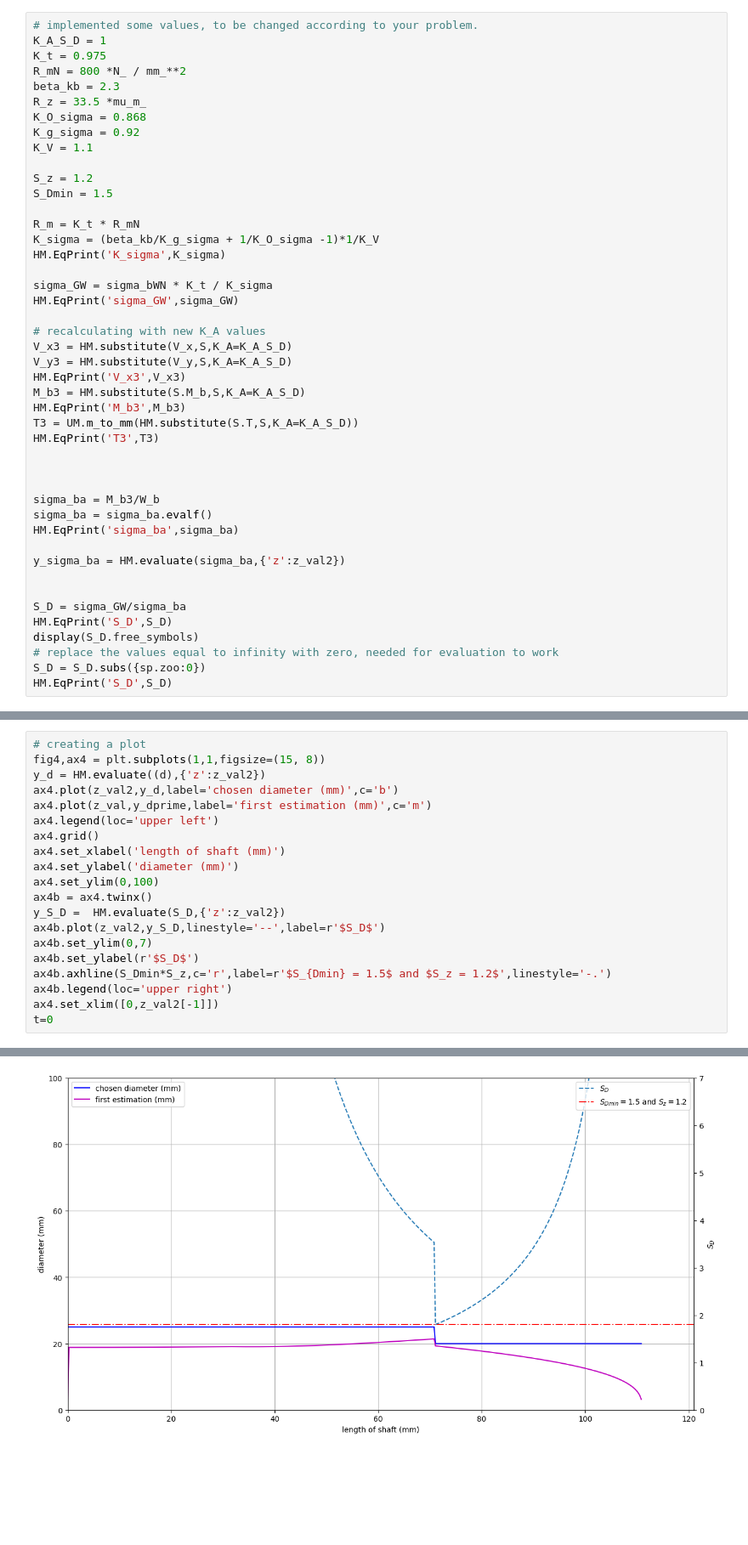
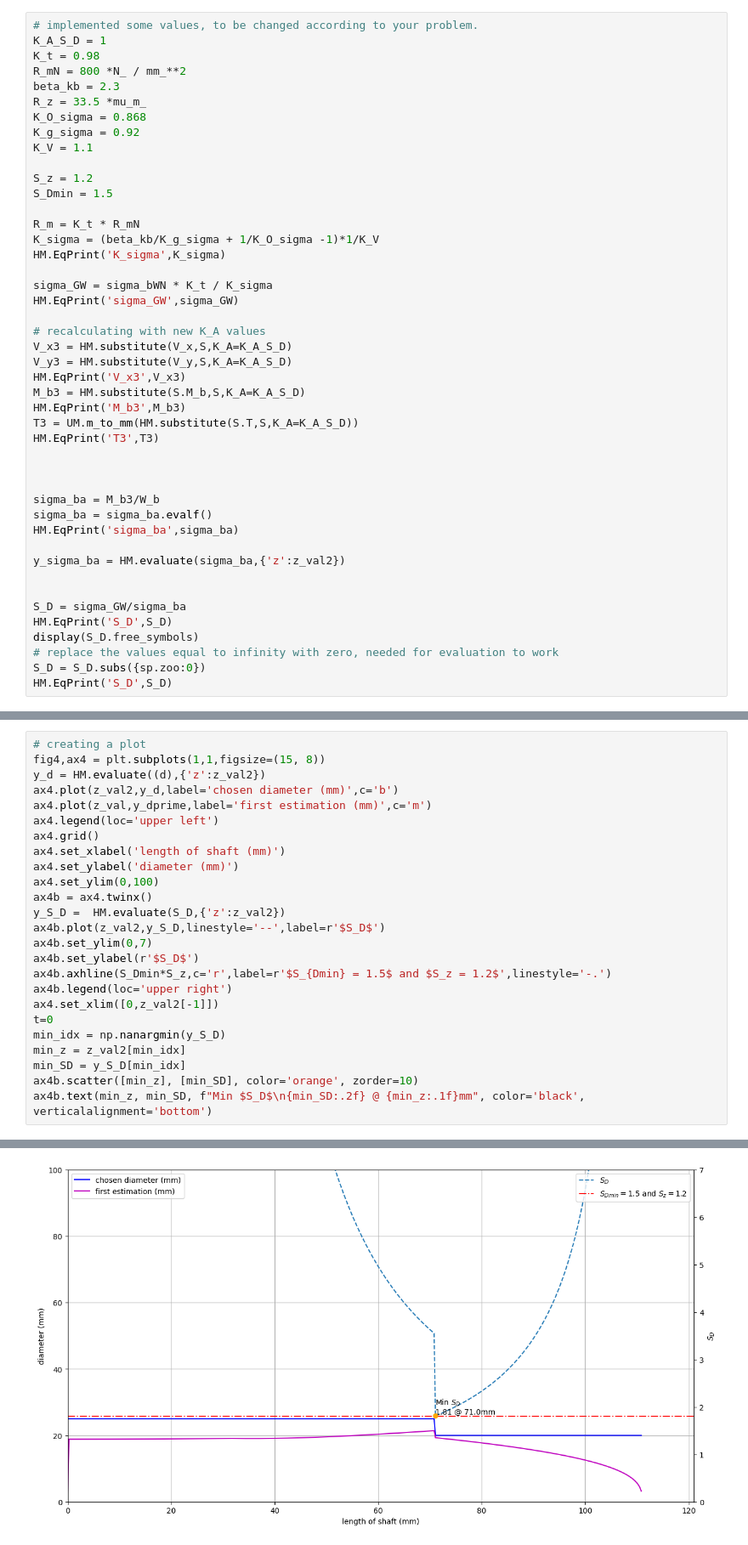
Before and after one commit to Angela-NG/machine-design, a Jupyter notebook: ShaftCalculation_General.ipynb, the cells around one changed output, grey strips where cells are left out. Shown at 85% size. Drawn from its saved outputs; the diff is of its cells as text; blank space fills up the shorter version.

```diff
--- a/ShaftCalculation_General.ipynb
+++ b/ShaftCalculation_General.ipynb
@@ -279,7 +279,7 @@ t=0
 # %%
 # implemented some values, to be changed according to your problem.
 K_A_S_D = 1
-K_t = 0.975
+K_t = 0.98
 R_mN = 800 *N_ / mm_**2
 beta_kb = 2.3
 R_z = 33.5 *mu_m_
@@ -352,4 +352,9 @@ ax4b.axhline(S_Dmin*S_z,c='r',label=r'$S_{Dmin} = 1.5$ and $S_z = 1.2$',linestyl
 ax4b.legend(loc='upper right')
 ax4.set_xlim([0,z_val2[-1]])
 t=0
+min_idx = np.nanargmin(y_S_D)
+min_z = z_val2[min_idx]
+min_SD = y_S_D[min_idx]
+ax4b.scatter([min_z], [min_SD], color='orange', zorder=10)
+ax4b.text(min_z, min_SD, f"Min $S_D$\n{min_SD:.2f} @ {min_z:.1f}mm", color='black', verticalalignment='bottom')
 # %% [output]
@@ -356,4 +362,4 @@ t=0
-[figure, old version]
+[figure, new version]
 # %%
 import numpy as np
 import matplotlib.pyplot as plt
```
Also changed, not shown: parts of 2 cells of this notebook.
